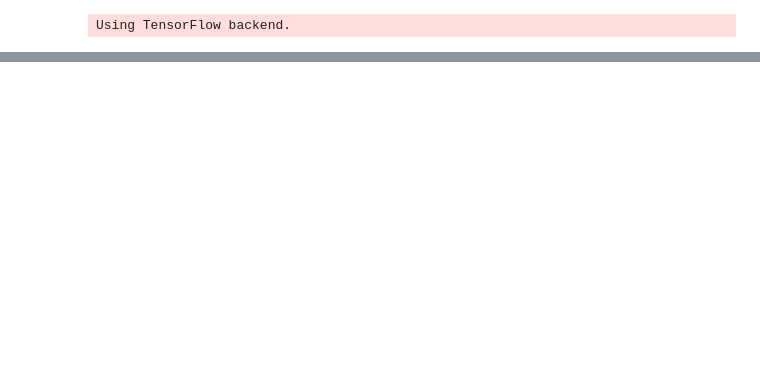
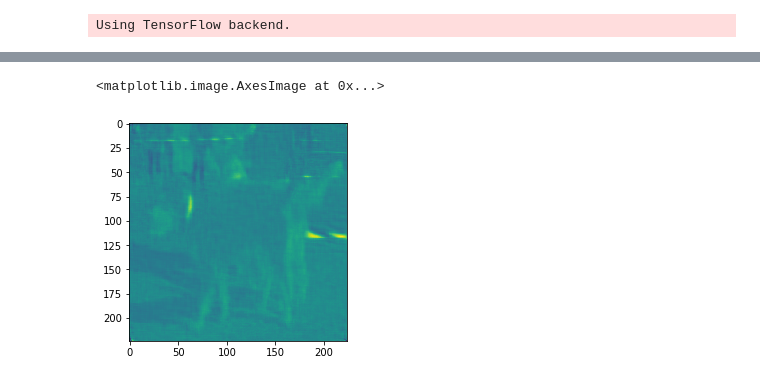
Before and after one commit to rakshitw/colorizer, a Jupyter notebook: Code.ipynb, the cells around one changed output, grey strips where cells are left out. Cells and saved outputs as stored; diff of their text form; code cells hidden in the pictures; blank space fills up the shorter version.

```diff
--- a/Code.ipynb
+++ b/Code.ipynb
@@ -42,8 +56,8 @@ for directory in os.listdir('./data/'):
     for image in l:
         image = l[0]
         img = load_img('./data/' + directory + '/' + image, target_size=(224,224))  # this is a PIL image
-        img = img.convert("YCbCr")
         x = img_to_array(img)
+        x = rgb2ycbcr(x)
         Y_train.append(x[:,:,1:])
         X_train.append(x[:,:,:1])
     break
@@ -110,6 +133,6 @@ def getModel():
 # %%
 tl_model = getModel()
 # pprint.PrettyPrinter(indent=2).pprint(tl_model.get_config())
-tl_model.summary()
-
-tl_model.compile(loss="mse", optimizer="adam", metrics=["acc"])
+# tl_model.summary()
+# opt = Nadam(lr=0.002, beta_1=0.9, beta_2=0.999, epsilon=1e-08, schedule_decay=0.004)
+tl_model.compile(loss='mse', optimizer="adam", metrics=["mae"])
@@ -138,7 +143,7 @@ train_datagen.fit(X_train)
 # %%
 # history = tl_model.fit_generator(train_datagen.flow(X_train,Y_train,batch_size=88), samples_per_epoch=88, nb_epoch=50, validation_data=(X_valid,Y_valid), verbose=1)
 
-history = tl_model.fit(XX_train[:10,:,:,:],Y_train[:10,:,:,:],batch_size=5, nb_epoch=100, verbose=1, shuffle=True)
+history = tl_model.fit(XX_train[:100,:,:,:],Y_train[:100,:,:,:],batch_size=10, nb_epoch=150, verbose=1, shuffle=True)
 
 # tl_model.save(filepath='./output/urban_2_images')
 # cPickle.dump( history.history, open( "urbnan_2_images.p", "wb" ) )
@@ -145,6 +168,11 @@ history = tl_model.fit(XX_train[:10,:,:,:],Y_train[:10,:,:,:],batch_size=5, nb_e
 # %%
-a = tl_model.predict(XX_train[0:1, :, :, :])
+a = tl_model.predict(XX_train[50:51, :, :, :])
 # %%
 a = a.reshape(224,224,2)
+# %%
+plt.imshow(a[:, :, 1])
+# %% [output]
+<matplotlib.image.AxesImage at 0x...>
+[figure, added]
 # %%
 i = np.append(XX_train[0,:,:,0:1], a, axis=2)
```
Also changed, not shown: parts of 13 cells of this notebook, 1 other file.
